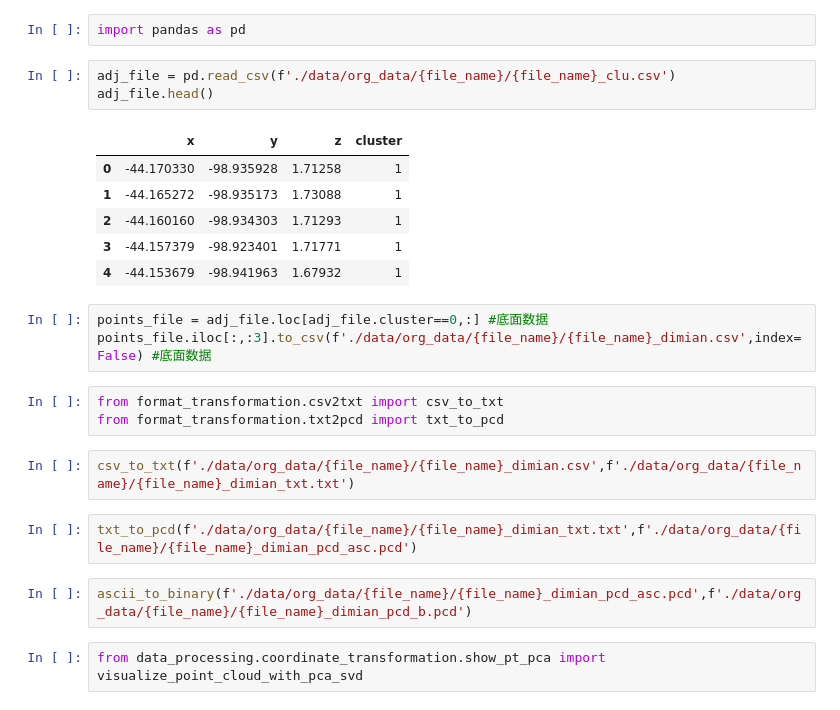
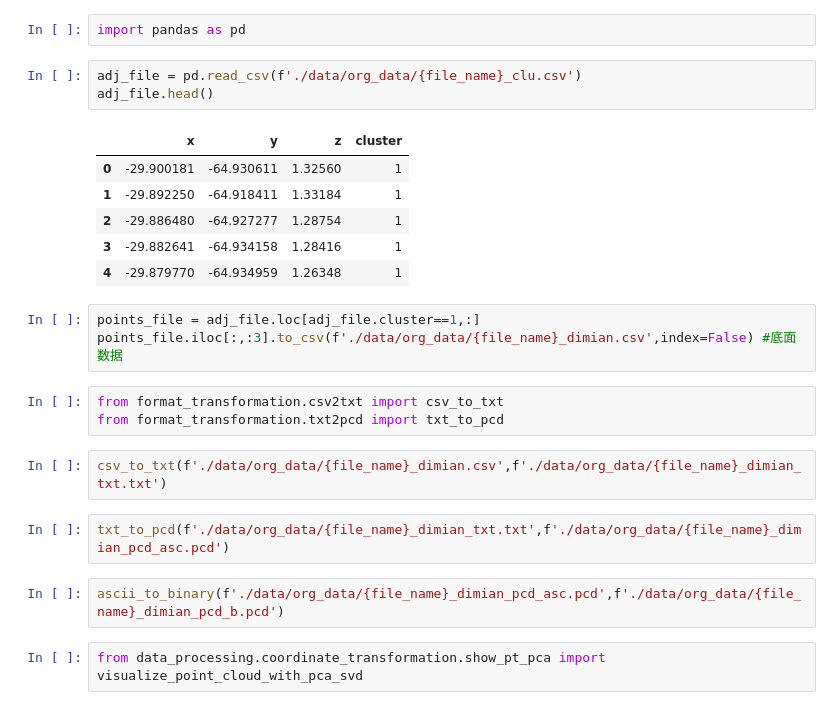
Before and after one commit to StonecoldLi/Pt2FE, a Jupyter notebook: auto_version/demo.ipynb, the cells around one changed output. Drawn from its saved outputs; the diff is of its cells as text.

```diff
--- a/auto_version/demo.ipynb
+++ b/auto_version/demo.ipynb
@@ -140,27 +146,27 @@ plt.show()
 # %%
 import pandas as pd
 # %%
-adj_file = pd.read_csv(f'./data/org_data/{file_name}/{file_name}_clu.csv')
+adj_file = pd.read_csv(f'./data/org_data/{file_name}_clu.csv')
 adj_file.head()
 # %% [output]
 |  | x | y | z | cluster |
-| 0 | -44.170330 | -98.935928 | 1.71258 | 1 |
-| 1 | -44.165272 | -98.935173 | 1.73088 | 1 |
-| 2 | -44.160160 | -98.934303 | 1.71293 | 1 |
-| 3 | -44.157379 | -98.923401 | 1.71771 | 1 |
-| 4 | -44.153679 | -98.941963 | 1.67932 | 1 |
+| 0 | -29.900181 | -64.930611 | 1.32560 | 1 |
+| 1 | -29.892250 | -64.918411 | 1.33184 | 1 |
+| 2 | -29.886480 | -64.927277 | 1.28754 | 1 |
+| 3 | -29.882641 | -64.934158 | 1.28416 | 1 |
+| 4 | -29.879770 | -64.934959 | 1.26348 | 1 |
 # %%
-points_file = adj_file.loc[adj_file.cluster==0,:] #底面数据
-points_file.iloc[:,:3].to_csv(f'./data/org_data/{file_name}/{file_name}_dimian.csv',index=False) #底面数据
+points_file = adj_file.loc[adj_file.cluster==1,:]
+points_file.iloc[:,:3].to_csv(f'./data/org_data/{file_name}_dimian.csv',index=False) #底面数据
 # %%
 from format_transformation.csv2txt import csv_to_txt
 from format_transformation.txt2pcd import txt_to_pcd
 # %%
-csv_to_txt(f'./data/org_data/{file_name}/{file_name}_dimian.csv',f'./data/org_data/{file_name}/{file_name}_dimian_txt.txt')
+csv_to_txt(f'./data/org_data/{file_name}_dimian.csv',f'./data/org_data/{file_name}_dimian_txt.txt')
 # %%
-txt_to_pcd(f'./data/org_data/{file_name}/{file_name}_dimian_txt.txt',f'./data/org_data/{file_name}/{file_name}_dimian_pcd_asc.pcd')
+txt_to_pcd(f'./data/org_data/{file_name}_dimian_txt.txt',f'./data/org_data/{file_name}_dimian_pcd_asc.pcd')
 # %%
-ascii_to_binary(f'./data/org_data/{file_name}/{file_name}_dimian_pcd_asc.pcd',f'./data/org_data/{file_name}/{file_name}_dimian_pcd_b.pcd')
+ascii_to_binary(f'./data/org_data/{file_name}_dimian_pcd_asc.pcd',f'./data/org_data/{file_name}_dimian_pcd_b.pcd')
 # %%
 from data_processing.coordinate_transformation.show_pt_pca import visualize_point_cloud_with_pca_svd
 # %%
```
Also changed, not shown: parts of 110 cells of this notebook, 2 other files.
